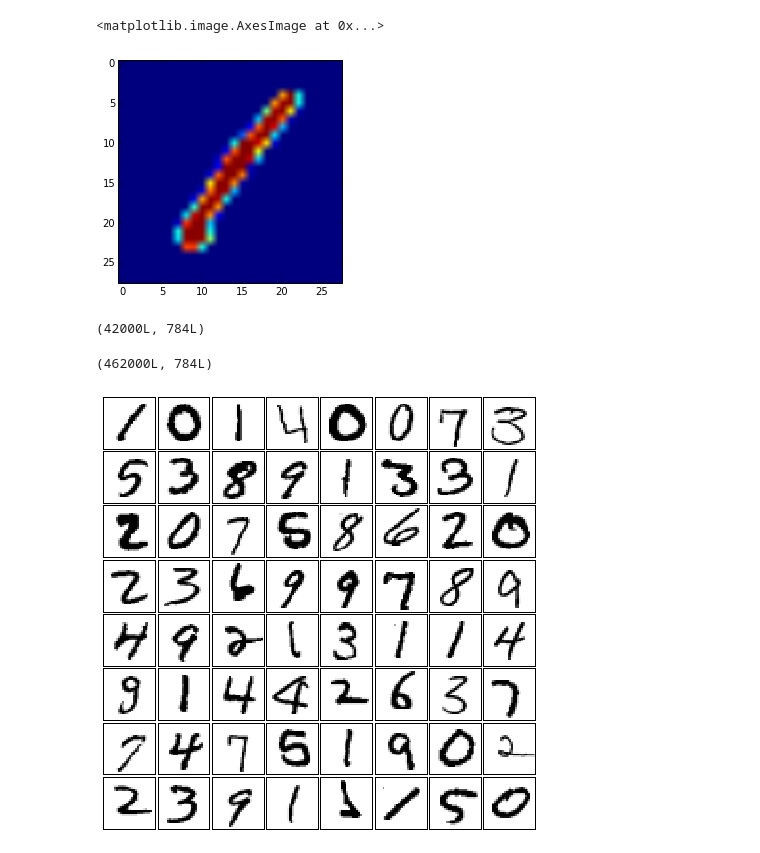
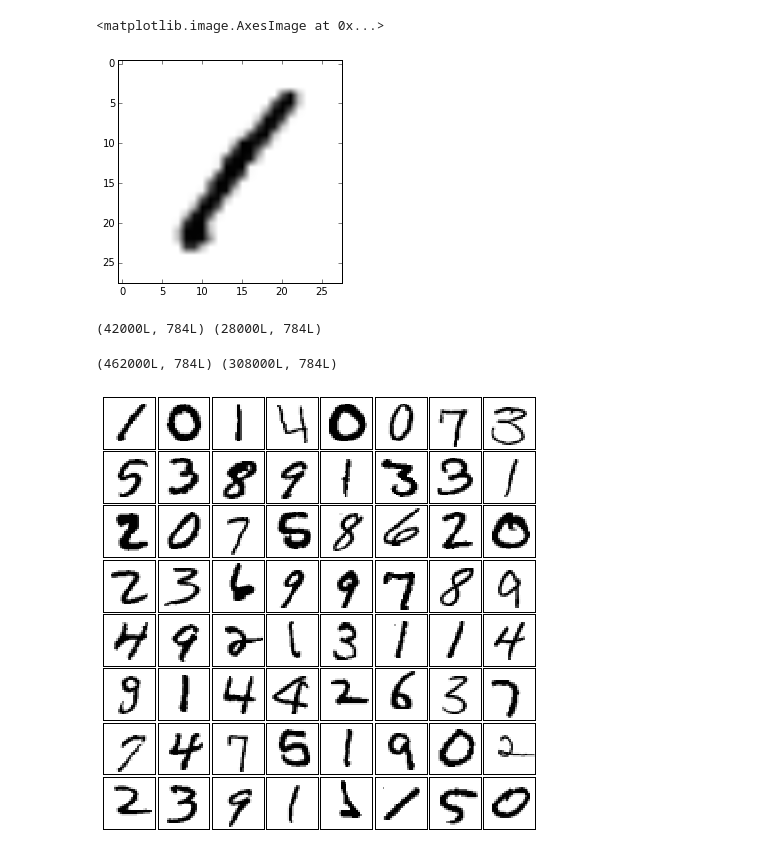
Before and after one commit to inmidvideo/kaggle-mnist, a Jupyter notebook: python/mnist_features.ipynb, the cells around one changed output. Saved outputs shown, nothing was run; the diff lists cells and outputs as text; code cells hidden in the pictures.

```diff
--- a/python/mnist_features.ipynb
+++ b/python/mnist_features.ipynb
@@ -20,18 +18,18 @@ X_test = mnist_test
 m_test = X_test.shape[0]
 # %%
 image = X_train[0,:].reshape(28, 28)
-plt.imshow(image)
+plt.imshow(image, cmap=plt.cm.Greys)
 # %% [output]
 <matplotlib.image.AxesImage at 0x...>
-[figure, old version]
+[figure, new version]
 # %%
 # additional data params
 num_rounds = 10
 trans_pixels = 1
 rot_rad = np.radians(5.0)
-X_train.shape
+print X_train.shape, X_test.shape
 # %% [output]
-(42000L, 784L)
+(42000L, 784L) (28000L, 784L)
 # %%
 Xf_train = np.empty((m_train*(num_rounds + 1), n))
 Xf_train[0:m_train,:] = X_train
@@ -66,7 +83,7 @@ for j in range(num_rounds):
-# %%
-Xf_train.shape
-# %% [output]
-(462000L, 784L)
+# %%
+print Xf_train.shape, Xf_test.shape
+# %% [output]
+(462000L, 784L) (308000L, 784L)
 # %%
 # copied from examples
 fig = plt.figure(figsize=(6, 6))  # figure size in inches
```
Also changed, not shown: parts of 4 cells of this notebook, 2 other files.
